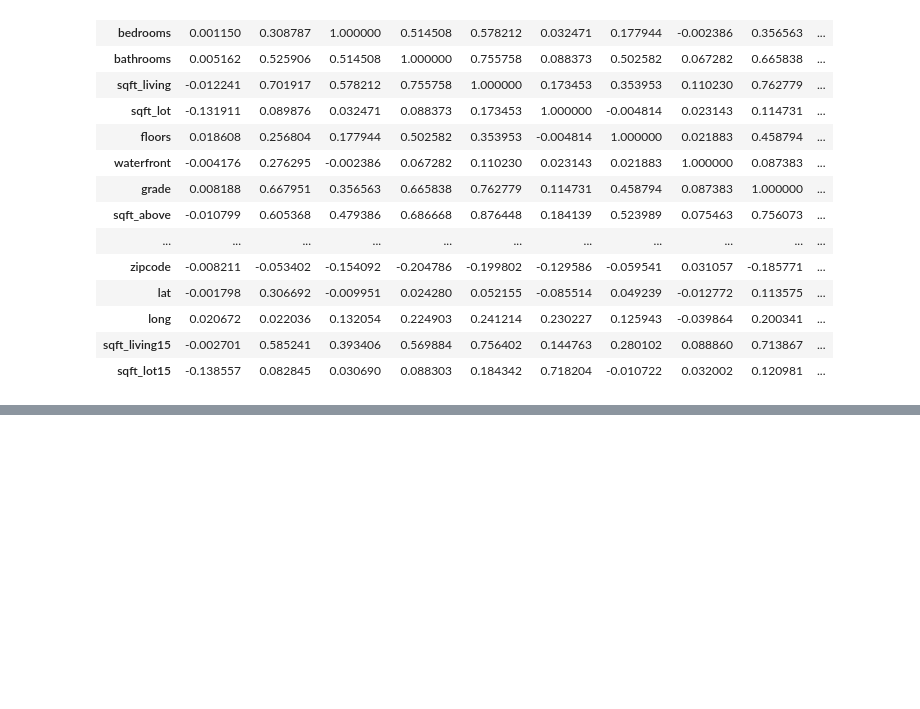
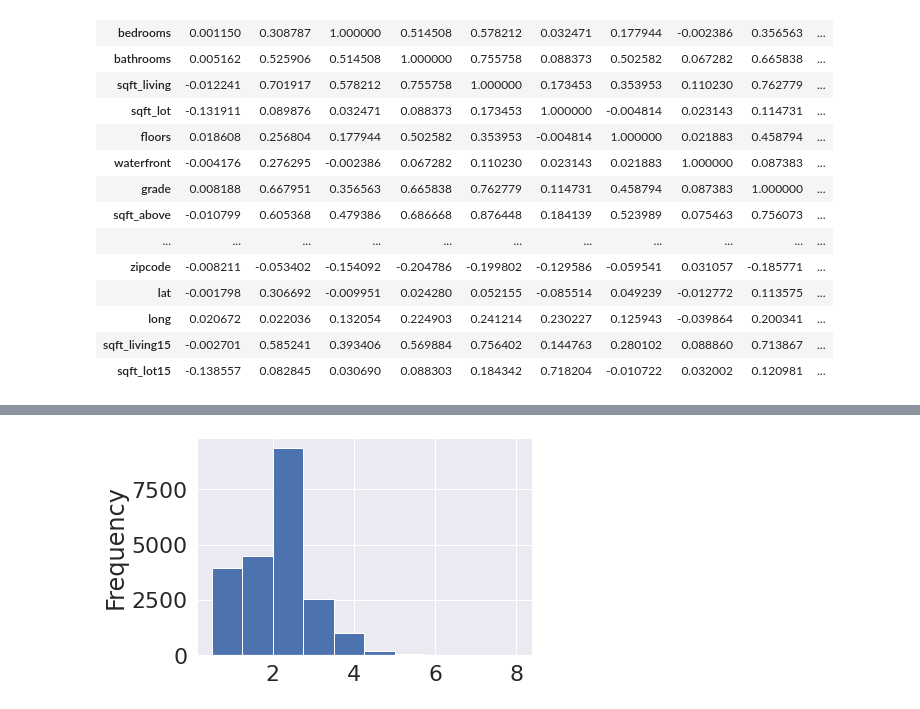
Before and after one commit to KingMaina/KC-Sales-Multiple-Linear-Regression, a Jupyter notebook: student.ipynb, the cells around one changed output, grey strips where cells are left out. Cells and saved outputs as stored; diff of their text form; code cells hidden in the pictures; blank space fills up the shorter version.

```diff
--- a/student.ipynb
+++ b/student.ipynb
@@ -414,0 +803,4 @@ SyntaxError: invalid syntax (<ipython-input-39-4edde1068ebb>, line 1)
+# %%
+kc_house_data['bathrooms'].plot(kind='hist');
+# %% [output]
+[figure, added]
```
Also changed, not shown: parts of 76 cells of this notebook.
